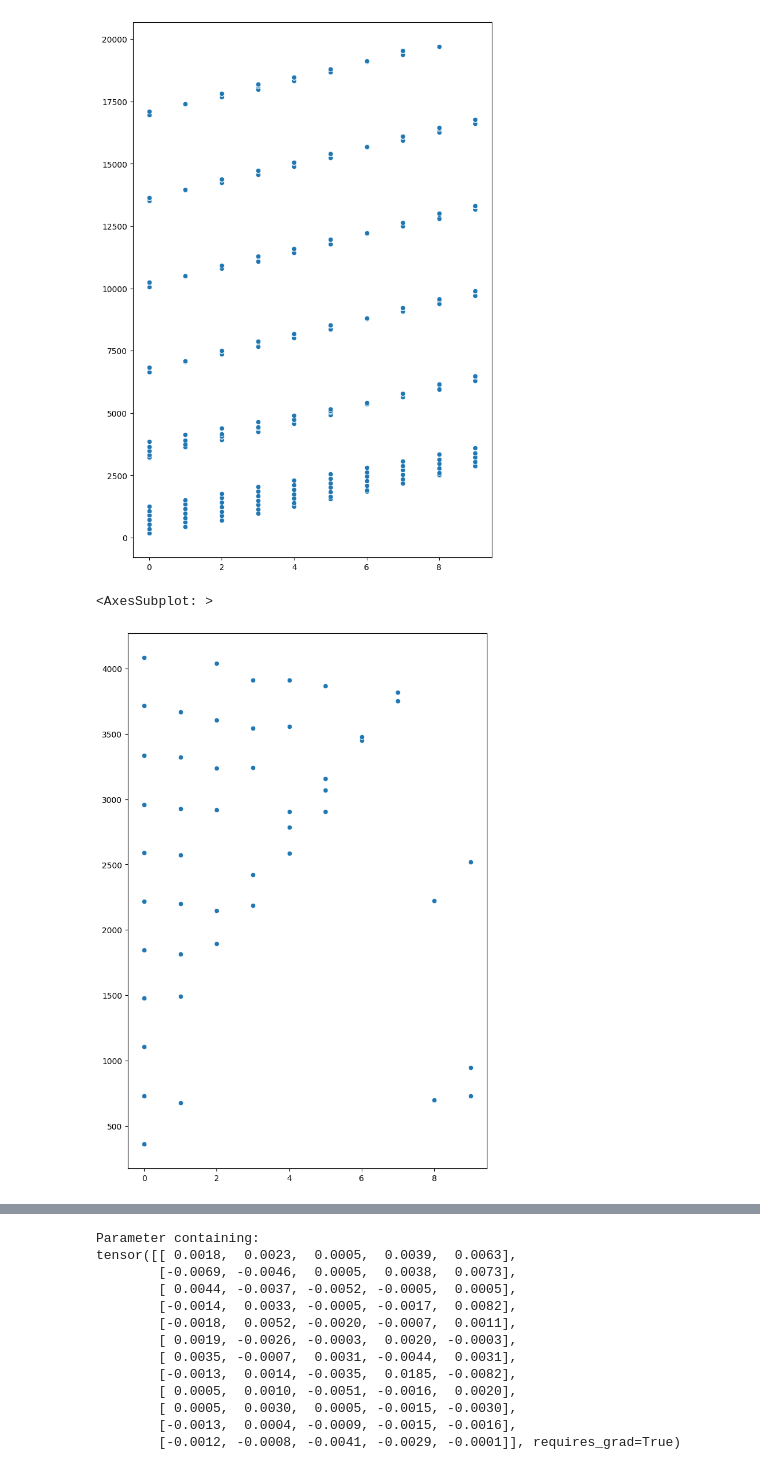
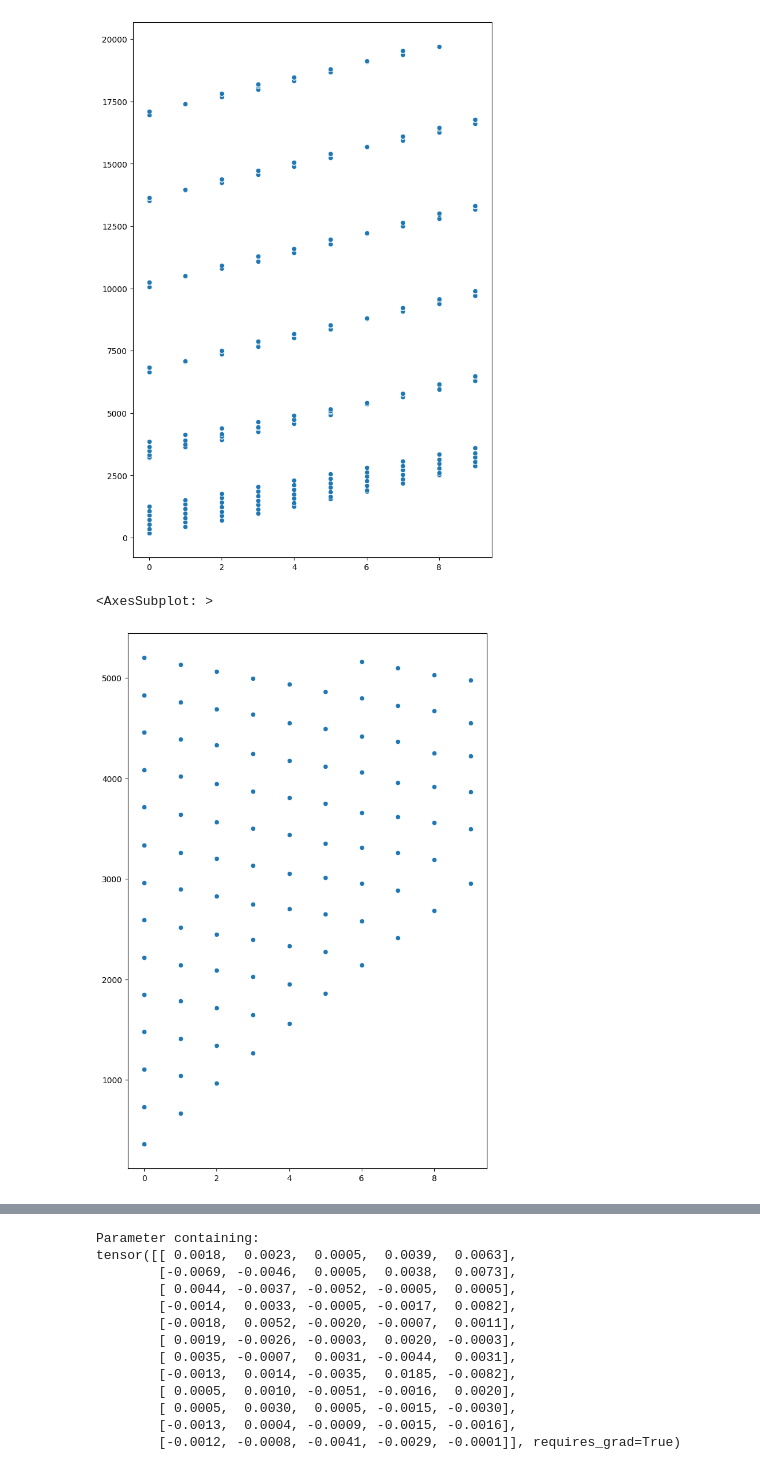
Before and after one commit to quao627/RL_bus_operation, a Jupyter notebook: code/test.ipynb, the cells around one changed output, grey strips where cells are left out. Cells and saved outputs as stored; diff of their text form; code cells hidden in the pictures.

```diff
--- a/code/test.ipynb
+++ b/code/test.ipynb
@@ -19,10 +19,10 @@ sns.scatterplot(x=data_plot[:, 0], y=data_plot[:, 1])
 [figure]
 # %%
 plt.figure(figsize=(8, 12))
-data = pickle.load(open('env_data5.pkl', 'rb'))
+data = pickle.load(open('env_data4.pkl', 'rb'))
 data_plot = np.array([[k, i] for k, v in data.items() for i in v])
 sns.scatterplot(x=data_plot[:, 0], y=data_plot[:, 1])
 # %% [output]
 <AxesSubplot: >
-[figure, old version]
+[figure, new version]
 # %%
```
Also changed, not shown: parts of 2 cells of this notebook, 9 other files.
